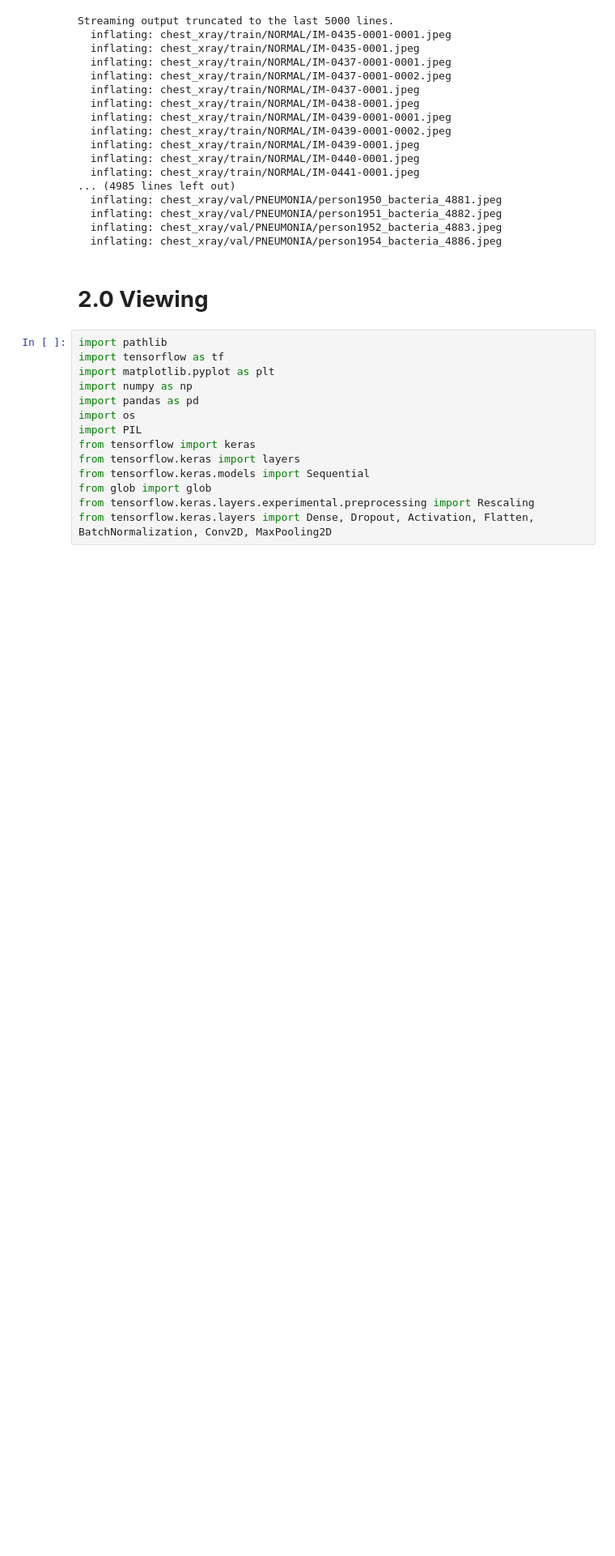
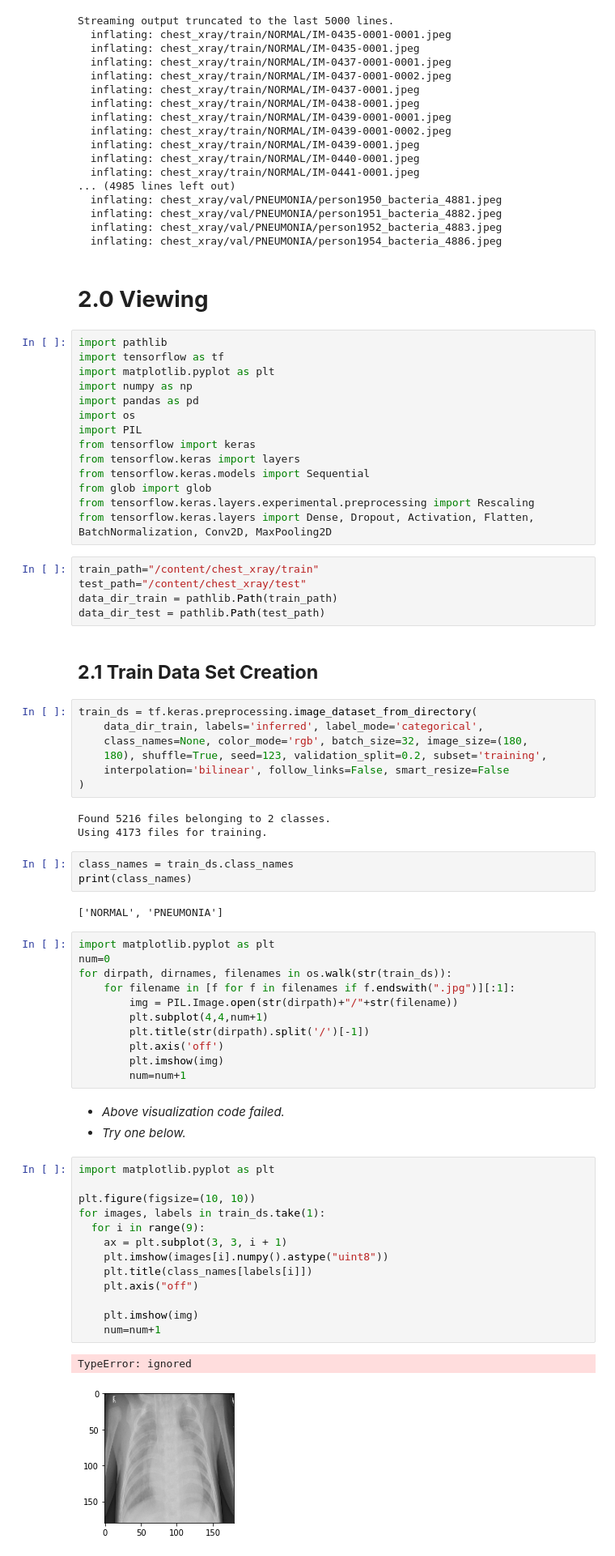
Before and after one commit to rdkdaniel/Computer-Vision, a Jupyter notebook: Viewing_the_Pneumonia_Dataset.ipynb, the cells around one changed output. Shown at 81% size. Drawn from its saved outputs; the diff is of its cells as text; blank space fills up the shorter version.

```diff
--- a/Viewing_the_Pneumonia_Dataset.ipynb
+++ b/Viewing_the_Pneumonia_Dataset.ipynb
@@ -70,3 +70,58 @@ from tensorflow.keras.models import Sequential
 from glob import glob
 from tensorflow.keras.layers.experimental.preprocessing import Rescaling
 from tensorflow.keras.layers import Dense, Dropout, Activation, Flatten, BatchNormalization, Conv2D, MaxPooling2D
+# %%
+train_path="/content/chest_xray/train"
+test_path="/content/chest_xray/test"
+data_dir_train = pathlib.Path(train_path)
+data_dir_test = pathlib.Path(test_path)
+# %% [markdown]
+## **2.1 Train Data Set Creation**
+# %%
+train_ds = tf.keras.preprocessing.image_dataset_from_directory(
+    data_dir_train, labels='inferred', label_mode='categorical',
+    class_names=None, color_mode='rgb', batch_size=32, image_size=(180,
+    180), shuffle=True, seed=123, validation_split=0.2, subset='training',
+    interpolation='bilinear', follow_links=False, smart_resize=False
+)
+# %% [output]
+Found 5216 files belonging to 2 classes.
+Using 4173 files for training.
+# %%
+class_names = train_ds.class_names
+print(class_names)
+# %% [output]
+['NORMAL', 'PNEUMONIA']
+# %%
+import matplotlib.pyplot as plt
+num=0
+for dirpath, dirnames, filenames in os.walk(str(train_ds)):
+    for filename in [f for f in filenames if f.endswith(".jpg")][:1]:
+        img = PIL.Image.open(str(dirpath)+"/"+str(filename))
+        plt.subplot(4,4,num+1)
+        plt.title(str(dirpath).split('/')[-1])
+        plt.axis('off')
+        plt.imshow(img)
+        num=num+1
+# %% [markdown]
+
+
+
+*   *Above visualization code failed.*
+*   *Try one below.*
+# %%
+import matplotlib.pyplot as plt
+
+plt.figure(figsize=(10, 10))
+for images, labels in train_ds.take(1):
+  for i in range(9):
+    ax = plt.subplot(3, 3, i + 1)
+    plt.imshow(images[i].numpy().astype("uint8"))
+    plt.title(class_names[labels[i]])
+    plt.axis("off")
+
+    plt.imshow(img)
+    num=num+1
+# %% [output]
+TypeError: ignored
+[figure, added]
```
